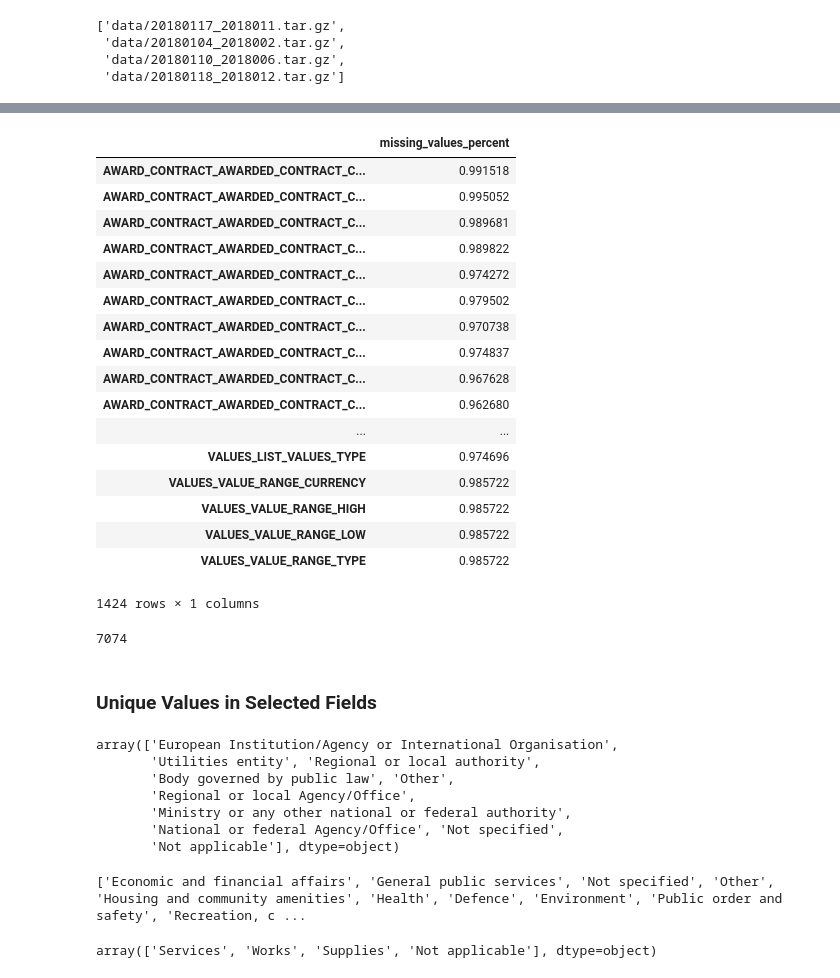
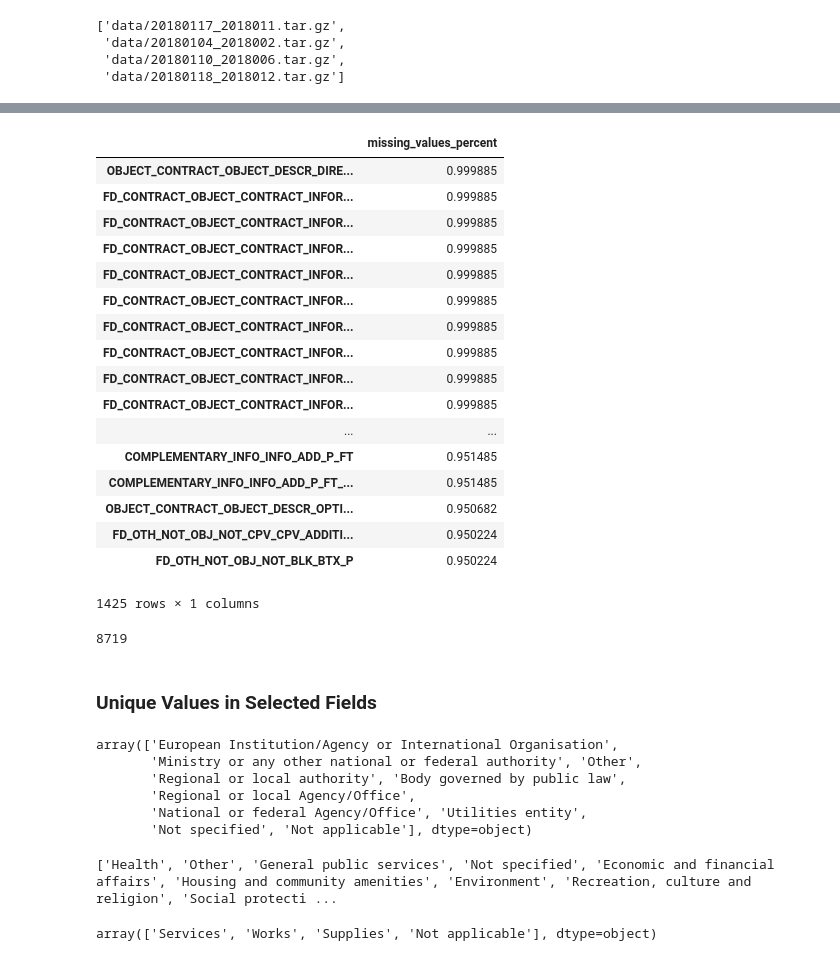
Before and after one commit to nfreundlich/CS498-CCA-CourseProject, a Jupyter notebook: notebooks/ted_eda.ipynb, the cells around one changed output, grey strips where cells are left out. Cells and saved outputs as stored; diff of their text form; code cells hidden in the pictures.

Commit message:
More EDA of the data, comparing different document types, comparing fields in different document types

```diff
--- a/notebooks/ted_eda.ipynb
+++ b/notebooks/ted_eda.ipynb
@@ -360,7 +373,7 @@ def load_data(data_path, language="EN", max_dirs=None):
 
     return df
 # %%
-df = load_data(data_path, language="FR", max_dirs=15)
+df = load_data(data_path, language="FR", max_dirs=20)
 # %%
 df.head()
 # %% [output]
@@ -395,46 +419,45 @@ VALUE_EUR
 # %%
 # columns with percentage of values null
 empty_cols = (df.isnull().sum() / len(df))
 
 empty_cols_df = pd.DataFrame(empty_cols, columns=["missing_values_percent"])
 
-# look at columns with more than 85% of values missing
-empty_cols_df[empty_cols_df['missing_values_percent'] > 0.95]
+# look at columns with more than 95% of values missing
+empty_cols_df[empty_cols_df['missing_values_percent'] > 0.95].sort_values(by="missing_values_percent", ascending=False)
 # %% [output]
 |  | missing_values_percent |
-| AWARD_CONTRACT_AWARDED_CONTRACT_C... | 0.991518 |
-| AWARD_CONTRACT_AWARDED_CONTRACT_C... | 0.995052 |
-| AWARD_CONTRACT_AWARDED_CONTRACT_C... | 0.989681 |
-| AWARD_CONTRACT_AWARDED_CONTRACT_C... | 0.989822 |
-| AWARD_CONTRACT_AWARDED_CONTRACT_C... | 0.974272 |
-| AWARD_CONTRACT_AWARDED_CONTRACT_C... | 0.979502 |
-| AWARD_CONTRACT_AWARDED_CONTRACT_C... | 0.970738 |
-| AWARD_CONTRACT_AWARDED_CONTRACT_C... | 0.974837 |
-| AWARD_CONTRACT_AWARDED_CONTRACT_C... | 0.967628 |
-| AWARD_CONTRACT_AWARDED_CONTRACT_C... | 0.962680 |
+| OBJECT_CONTRACT_OBJECT_DESCR_DIRE... | 0.999885 |
+| FD_CONTRACT_OBJECT_CONTRACT_INFOR... | 0.999885 |
+| FD_CONTRACT_OBJECT_CONTRACT_INFOR... | 0.999885 |
+| FD_CONTRACT_OBJECT_CONTRACT_INFOR... | 0.999885 |
+| FD_CONTRACT_OBJECT_CONTRACT_INFOR... | 0.999885 |
+| FD_CONTRACT_OBJECT_CONTRACT_INFOR... | 0.999885 |
+| FD_CONTRACT_OBJECT_CONTRACT_INFOR... | 0.999885 |
+| FD_CONTRACT_OBJECT_CONTRACT_INFOR... | 0.999885 |
+| FD_CONTRACT_OBJECT_CONTRACT_INFOR... | 0.999885 |
+| FD_CONTRACT_OBJECT_CONTRACT_INFOR... | 0.999885 |
 | ... | ... |
-| VALUES_LIST_VALUES_TYPE | 0.974696 |
-| VALUES_VALUE_RANGE_CURRENCY | 0.985722 |
-| VALUES_VALUE_RANGE_HIGH | 0.985722 |
-| VALUES_VALUE_RANGE_LOW | 0.985722 |
-| VALUES_VALUE_RANGE_TYPE | 0.985722 |
+| COMPLEMENTARY_INFO_INFO_ADD_P_FT | 0.951485 |
+| COMPLEMENTARY_INFO_INFO_ADD_P_FT_... | 0.951485 |
+| OBJECT_CONTRACT_OBJECT_DESCR_OPTI... | 0.950682 |
+| FD_OTH_NOT_OBJ_NOT_CPV_CPV_ADDITI... | 0.950224 |
+| FD_OTH_NOT_OBJ_NOT_BLK_BTX_P | 0.950224 |
-1424 rows × 1 columns
+1425 rows × 1 columns
 # %%
 len(df)
 # %% [output]
-7074
+8719
 # %% [markdown]
 ### Unique Values in Selected Fields
 # %%
 df['AA_AUTHORITY_TYPE'].unique()
 # %% [output]
 array(['European Institution/Agency or International Organisation',
-       'Utilities entity', 'Regional or local authority',
-       'Body governed by public law', 'Other',
+       'Ministry or any other national or federal authority', 'Other',
+       'Regional or local authority', 'Body governed by public law',
        'Regional or local Agency/Office',
-       'Ministry or any other national or federal authority',
-       'National or federal Agency/Office', 'Not specified',
-       'Not applicable'], dtype=object)
+       'National or federal Agency/Office', 'Utilities entity',
+       'Not specified', 'Not applicable'], dtype=object)
 # %%
 def extract_unique_values(data):
     unique_activities = []
@@ -448,7 +471,7 @@ def extract_unique_values(data):
 
 print(extract_unique_values(df['MA_MAIN_ACTIVITIES']))
 # %% [output]
-['Economic and financial affairs', 'General public services', 'Not specified', 'Other', 'Housing and community amenities', 'Health', 'Defence', 'Environment', 'Public order and safety', 'Recreation, c ...
+['Health', 'Other', 'General public services', 'Not specified', 'Economic and financial affairs', 'Housing and community amenities', 'Environment', 'Recreation, culture and religion', 'Social protecti ...
 # %%
 df['NC_CONTRACT_NATURE'].unique()
 # %% [output]
```
Also changed, not shown: parts of 11 cells of this notebook, 5 other files.
